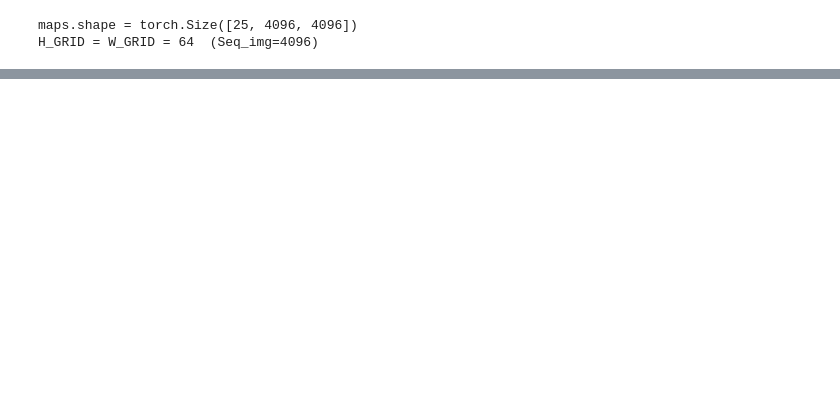
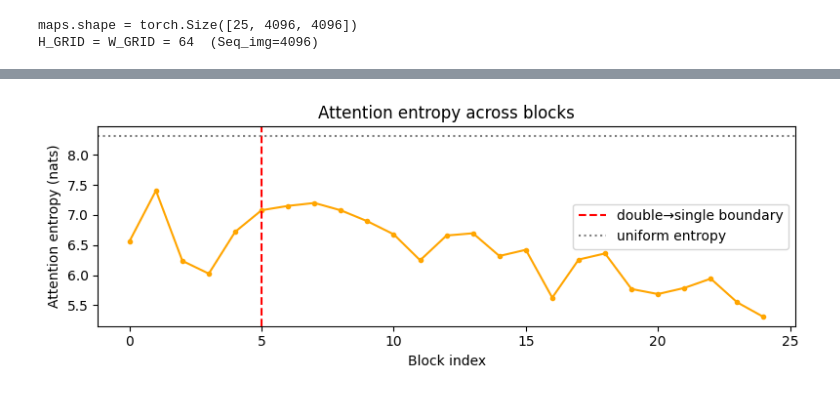
Before and after one commit to yyyyy7105/diffusers_csc2210, a Jupyter notebook: 2210/vis_attn_img.ipynb, the cells around one changed output, grey strips where cells are left out. Saved outputs shown, nothing was run; the diff lists cells and outputs as text; code cells hidden in the pictures; blank space fills up the shorter version.

```diff
--- a/2210/vis_attn_img.ipynb
+++ b/2210/vis_attn_img.ipynb
@@ -38,0 +151,15 @@ plt.show()
+# %%
+
+# ── Plot 2: attention entropy ─────────────────────────────
+plt.figure(figsize=(8, 3))
+plt.plot(entropy, marker="o", ms=3, color="orange")
+plt.axvline(5, color="r", linestyle="--", label="double→single boundary")
+plt.axhline(math.log(Seq_img), color="gray", linestyle=":", label="uniform entropy")
+plt.xlabel("Block index")
+plt.ylabel("Attention entropy (nats)")
+plt.title("Attention entropy across blocks")
+plt.legend()
+plt.tight_layout()
+plt.show()
+# %% [output]
+[figure, added]
```
Also changed, not shown: parts of 7 cells of this notebook, 6 other files.
